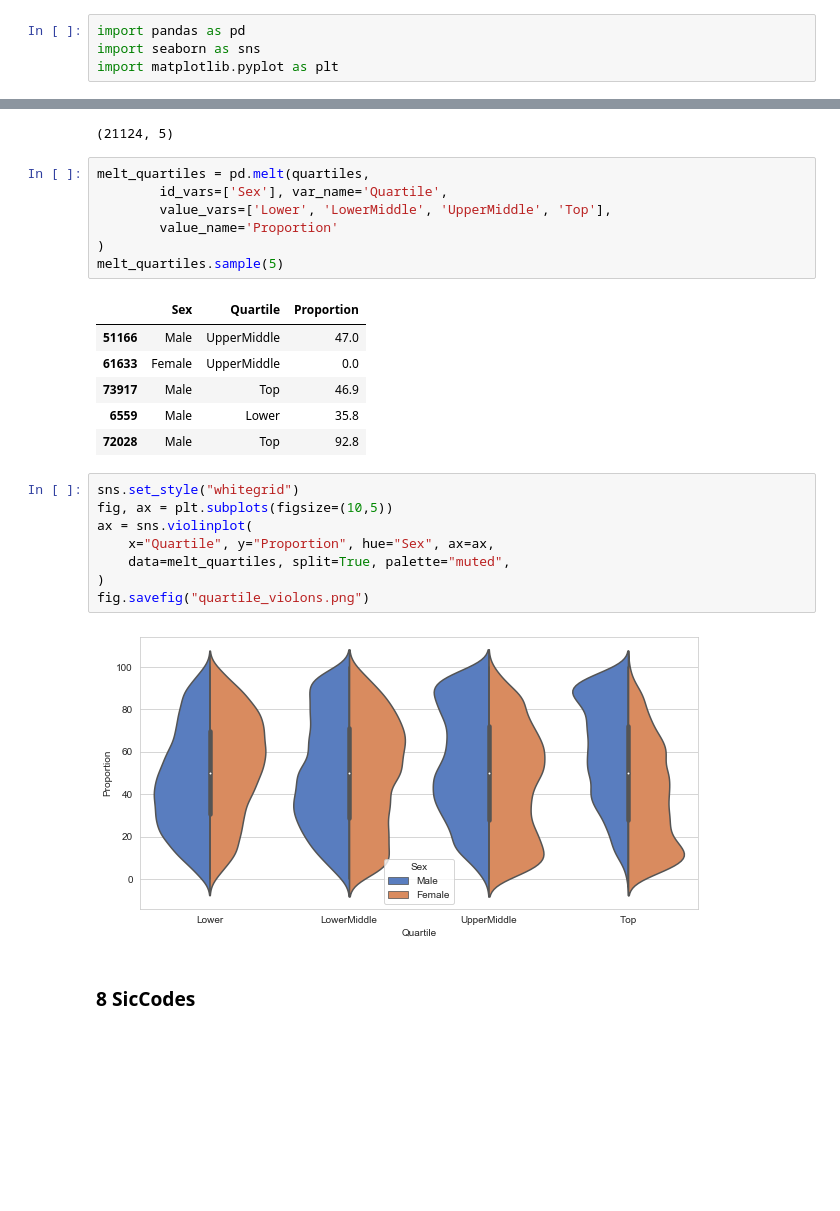
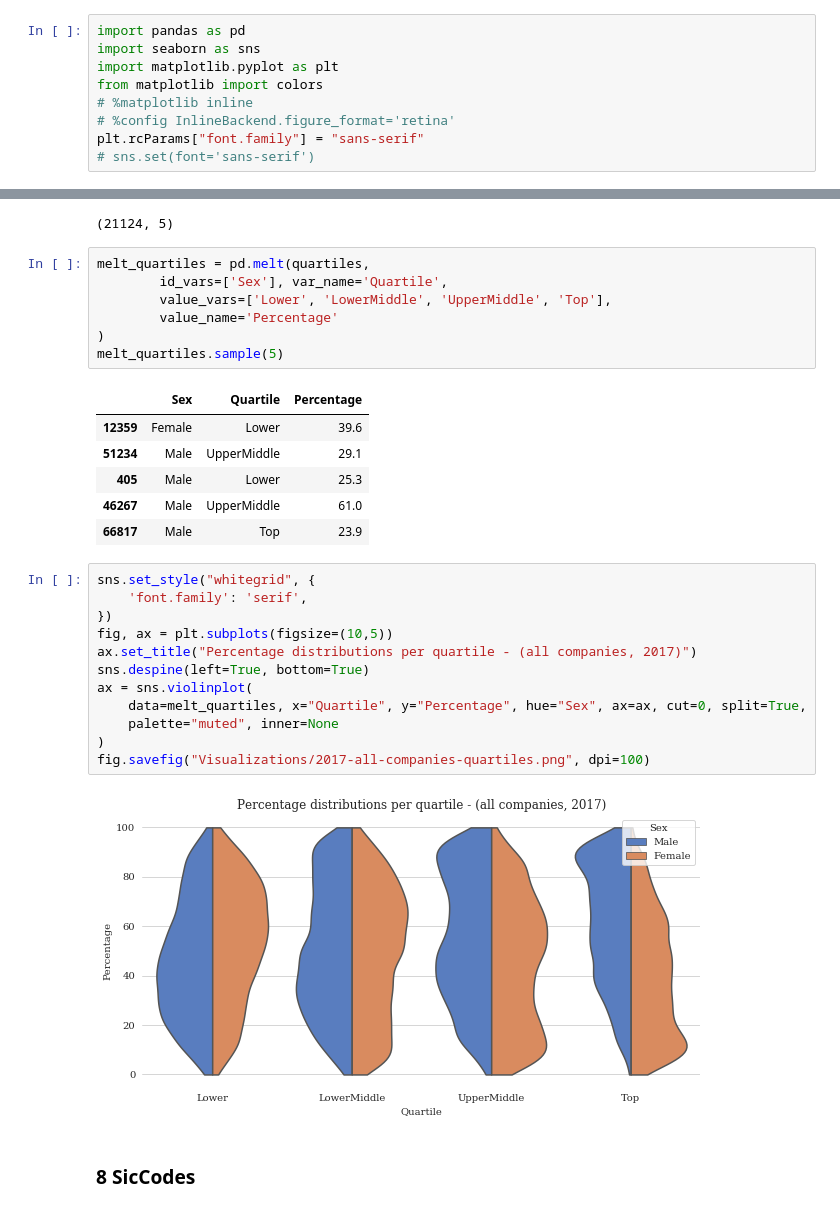
Before and after one commit to Ads2020Group6/data-exploration, a Jupyter notebook: Gov Equalities Office - EDA.ipynb, the cells around one changed output, grey strips where cells are left out. Saved outputs shown, nothing was run; the diff lists cells and outputs as text; blank space fills up the shorter version.

Commit message:
EDA notebook new plots

```diff
--- a/Gov Equalities Office - EDA.ipynb
+++ b/Gov Equalities Office - EDA.ipynb
@@ -26,6 +26,11 @@ About the [written publication](https://www.gov.uk/guidance/gender-pay-gap-repor
 import pandas as pd
 import seaborn as sns
 import matplotlib.pyplot as plt
+from matplotlib import colors
+# %matplotlib inline
+# %config InlineBackend.figure_format='retina'
+plt.rcParams["font.family"] = "sans-serif"
+# sns.set(font='sans-serif')
 # %%
 # path = "data/gpg-equalities-office.csv"
 df = None
@@ -387,26 +397,30 @@ quartiles.shape
 melt_quartiles = pd.melt(quartiles,
         id_vars=['Sex'], var_name='Quartile',
         value_vars=['Lower', 'LowerMiddle', 'UpperMiddle', 'Top'],
-        value_name='Proportion'
+        value_name='Percentage'
 )
 melt_quartiles.sample(5)
 # %% [output]
-|  | Sex | Quartile | Proportion |
-| 51166 | Male | UpperMiddle | 47.0 |
-| 61633 | Female | UpperMiddle | 0.0 |
-| 73917 | Male | Top | 46.9 |
-| 6559 | Male | Lower | 35.8 |
-| 72028 | Male | Top | 92.8 |
+|  | Sex | Quartile | Percentage |
+| 12359 | Female | Lower | 39.6 |
+| 51234 | Male | UpperMiddle | 29.1 |
+| 405 | Male | Lower | 25.3 |
+| 46267 | Male | UpperMiddle | 61.0 |
+| 66817 | Male | Top | 23.9 |
 # %%
-sns.set_style("whitegrid")
+sns.set_style("whitegrid", {
+    'font.family': 'serif',
+})
 fig, ax = plt.subplots(figsize=(10,5))
+ax.set_title("Percentage distributions per quartile - (all companies, 2017)")
+sns.despine(left=True, bottom=True)
 ax = sns.violinplot(
-    x="Quartile", y="Proportion", hue="Sex", ax=ax,
-    data=melt_quartiles, split=True, palette="muted",
+    data=melt_quartiles, x="Quartile", y="Percentage", hue="Sex", ax=ax, cut=0, split=True,
+    palette="muted", inner=None
 )
-fig.savefig("quartile_violons.png")
+fig.savefig("Visualizations/2017-all-companies-quartiles.png", dpi=100)
 # %% [output]
-[figure, old version]
+[figure, new version]
 # %% [markdown]
 ### 8 SicCodes
 # %%
```
Also changed, not shown: parts of 6 cells of this notebook, 1 other file.
